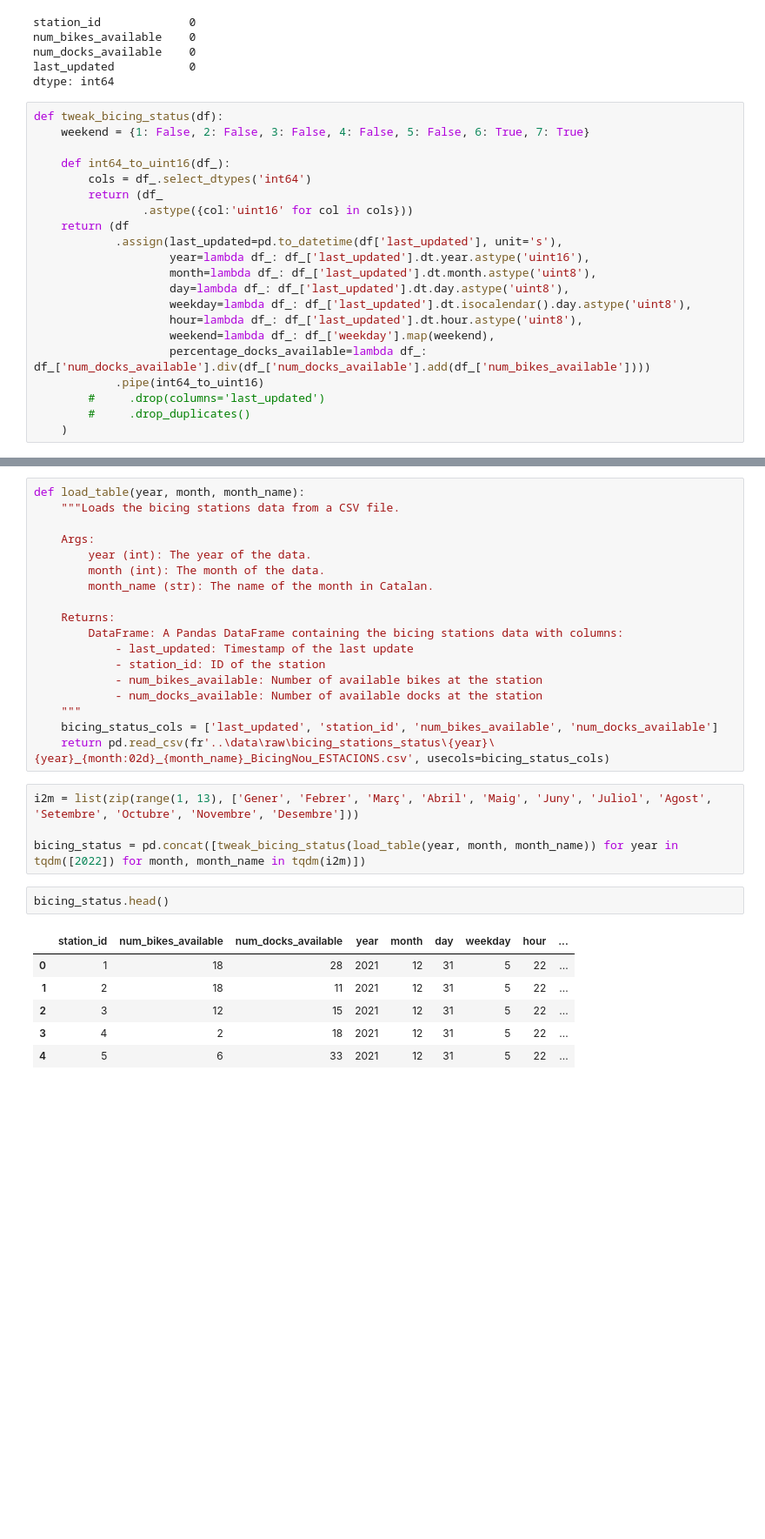
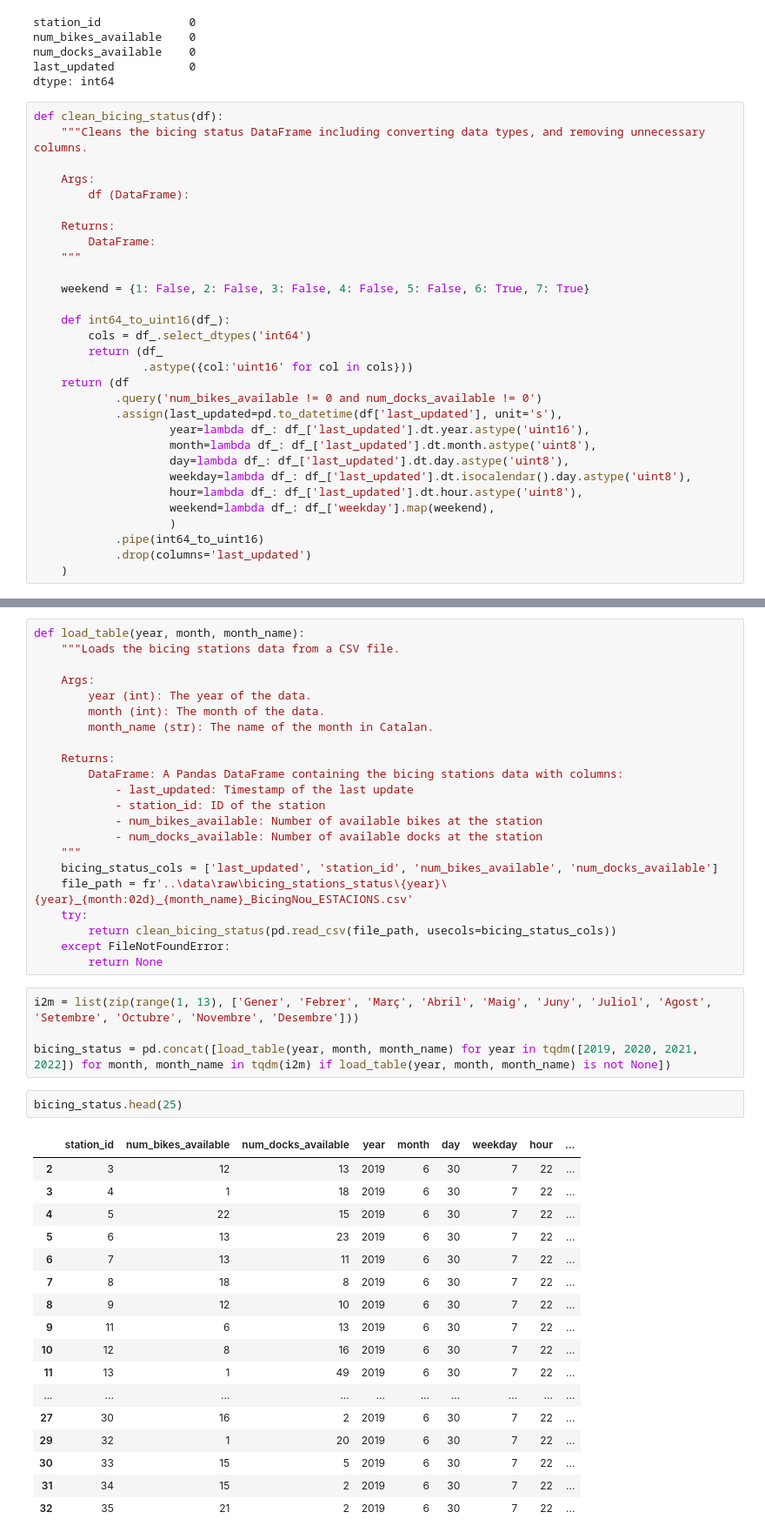
Before and after one commit to jadelaossa/bike-availability-prediction, a Jupyter notebook: notebooks/1.0-jdf-initial-data-exploration.ipynb, the cells around one changed output, grey strips where cells are left out. Shown at 87% size. Drawn from its saved outputs; the diff is of its cells as text; blank space fills up the shorter version.

Commit message:
Add more data preprocessing and data cleaning tasks

```diff
--- a/notebooks/1.0-jdf-initial-data-exploration.ipynb
+++ b/notebooks/1.0-jdf-initial-data-exploration.ipynb
@@ -68,7 +68,16 @@ num_docks_available    0
 last_updated           0
 dtype: int64
 # %%
-def tweak_bicing_status(df):
+def clean_bicing_status(df):
+    """Cleans the bicing status DataFrame including converting data types, and removing unnecessary columns.
+
+    Args:
+        df (DataFrame):
+
+    Returns:
+        DataFrame:
+    """
+
     weekend = {1: False, 2: False, 3: False, 4: False, 5: False, 6: True, 7: True}
 
     def int64_to_uint16(df_):
@@ -76,6 +85,7 @@ def tweak_bicing_status(df):
         return (df_
                 .astype({col:'uint16' for col in cols}))
     return (df
+            .query('num_bikes_available != 0 and num_docks_available != 0')
             .assign(last_updated=pd.to_datetime(df['last_updated'], unit='s'),
                     year=lambda df_: df_['last_updated'].dt.year.astype('uint16'),
                     month=lambda df_: df_['last_updated'].dt.month.astype('uint8'),
@@ -83,8 +93,7 @@ def tweak_bicing_status(df):
                     weekday=lambda df_: df_['last_updated'].dt.isocalendar().day.astype('uint8'),
                     hour=lambda df_: df_['last_updated'].dt.hour.astype('uint8'),
                     weekend=lambda df_: df_['weekday'].map(weekend),
-                    percentage_docks_available=lambda df_: df_['num_docks_available'].div(df_['num_docks_available'].add(df_['num_bikes_available'])))
+                    )
             .pipe(int64_to_uint16)
-        #     .drop(columns='last_updated')
-        #     .drop_duplicates()
+            .drop(columns='last_updated')
     )
@@ -195,20 +153,35 @@ def load_table(year, month, month_name):
             - num_docks_available: Number of available docks at the station
     """
     bicing_status_cols = ['last_updated', 'station_id', 'num_bikes_available', 'num_docks_available']
-    return pd.read_csv(fr'..\data\raw\bicing_stations_status\{year}\{year}_{month:02d}_{month_name}_BicingNou_ESTACIONS.csv', usecols=bicing_status_cols)
+    file_path = fr'..\data\raw\bicing_stations_status\{year}\{year}_{month:02d}_{month_name}_BicingNou_ESTACIONS.csv'
+    try:
+        return clean_bicing_status(pd.read_csv(file_path, usecols=bicing_status_cols))
+    except FileNotFoundError:
+        return None
 # %%
 i2m = list(zip(range(1, 13), ['Gener', 'Febrer', 'Març', 'Abril', 'Maig', 'Juny', 'Juliol', 'Agost', 'Setembre', 'Octubre', 'Novembre', 'Desembre']))
 
-bicing_status = pd.concat([tweak_bicing_status(load_table(year, month, month_name)) for year in tqdm([2022]) for month, month_name in tqdm(i2m)])
+bicing_status = pd.concat([load_table(year, month, month_name) for year in tqdm([2019, 2020, 2021, 2022]) for month, month_name in tqdm(i2m) if load_table(year, month, month_name) is not None])
 # %%
-bicing_status.head()
+bicing_status.head(25)
 # %% [output]
 |  | station_id | num_bikes_available | num_docks_available | year | month | day | weekday | hour | ... |
-| 0 | 1 | 18 | 28 | 2021 | 12 | 31 | 5 | 22 | ... |
-| 1 | 2 | 18 | 11 | 2021 | 12 | 31 | 5 | 22 | ... |
-| 2 | 3 | 12 | 15 | 2021 | 12 | 31 | 5 | 22 | ... |
-| 3 | 4 | 2 | 18 | 2021 | 12 | 31 | 5 | 22 | ... |
-| 4 | 5 | 6 | 33 | 2021 | 12 | 31 | 5 | 22 | ... |
+| 2 | 3 | 12 | 13 | 2019 | 6 | 30 | 7 | 22 | ... |
+| 3 | 4 | 1 | 18 | 2019 | 6 | 30 | 7 | 22 | ... |
+| 4 | 5 | 22 | 15 | 2019 | 6 | 30 | 7 | 22 | ... |
+| 5 | 6 | 13 | 23 | 2019 | 6 | 30 | 7 | 22 | ... |
+| 6 | 7 | 13 | 11 | 2019 | 6 | 30 | 7 | 22 | ... |
+| 7 | 8 | 18 | 8 | 2019 | 6 | 30 | 7 | 22 | ... |
+| 8 | 9 | 12 | 10 | 2019 | 6 | 30 | 7 | 22 | ... |
+| 9 | 11 | 6 | 13 | 2019 | 6 | 30 | 7 | 22 | ... |
+| 10 | 12 | 8 | 16 | 2019 | 6 | 30 | 7 | 22 | ... |
+| 11 | 13 | 1 | 49 | 2019 | 6 | 30 | 7 | 22 | ... |
+| ... | ... | ... | ... | ... | ... | ... | ... | ... | ... |
+| 27 | 30 | 16 | 2 | 2019 | 6 | 30 | 7 | 22 | ... |
+| 29 | 32 | 1 | 20 | 2019 | 6 | 30 | 7 | 22 | ... |
+| 30 | 33 | 15 | 5 | 2019 | 6 | 30 | 7 | 22 | ... |
+| 31 | 34 | 15 | 2 | 2019 | 6 | 30 | 7 | 22 | ... |
+| 32 | 35 | 21 | 2 | 2019 | 6 | 30 | 7 | 22 | ... |
 # %%
 bicing_status.shape
 # %% [output]
```
Also changed, not shown: parts of 24 cells of this notebook.
